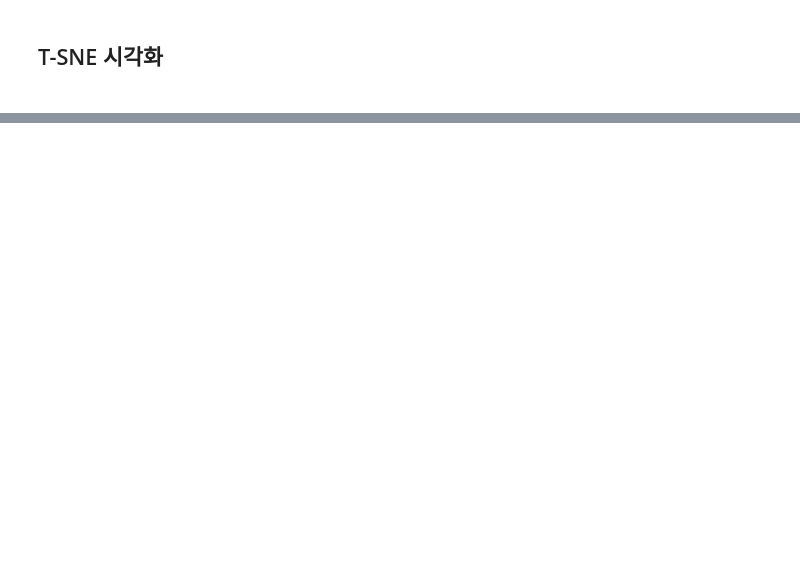
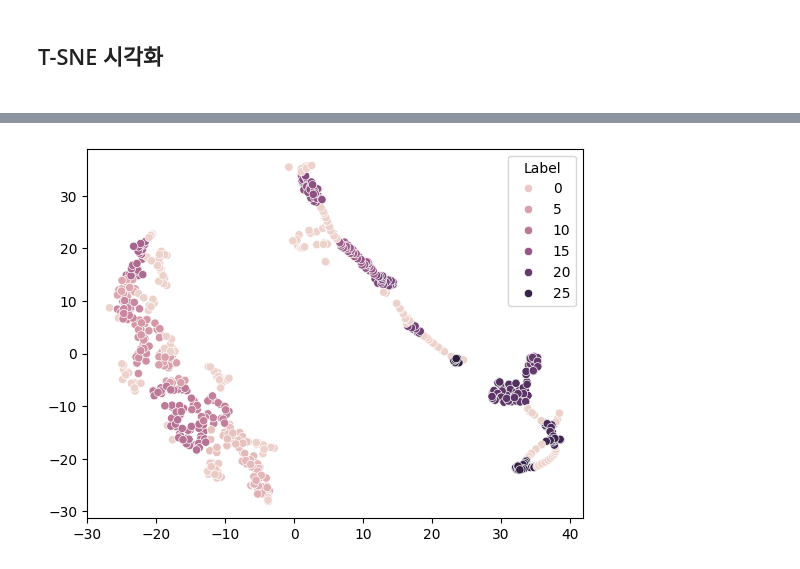
Before and after one commit to tukcomCD2024/YooDoRi, a Jupyter notebook: ai/LocationAnalyzer.ipynb, the cells around one changed output, grey strips where cells are left out. Saved outputs shown, nothing was run; the diff lists cells and outputs as text; code cells hidden in the pictures; blank space fills up the shorter version.

```diff
--- a/ai/LocationAnalyzer.ipynb
+++ b/ai/LocationAnalyzer.ipynb
@@ -431,0 +563,7 @@ See the caveats in the documentation: https://pandas.pydata.org/pandas-docs/stab
+# %%
+df3['labels'] = -1
+for cluster_idx, (cluster, center) in enumerate(zip(data_df_3.clusters, data_df_3.centers)):
+    for point_idx in cluster:
+        df3['labels'].iloc[point_idx] = cluster_idx
+
+df3
@@ -483,0 +835,11 @@ plt.show()
+# %%
+# 데이터 X와 레이블 y를 사용한다고 가정
+tsne = TSNE(n_components=2, random_state=42)
+X_tsne = tsne.fit_transform(df3[['latitude', 'longitude']])
+
+sns.set_palette("deep")
+sns.scatterplot(x = X_tsne[:, 0], y = X_tsne[:, 1], hue=df3['labels'])
+plt.legend(title='Label')
+plt.show()
+# %% [output]
+[figure, added]
```
Also changed, not shown: parts of 30 cells of this notebook, 1 other file.
